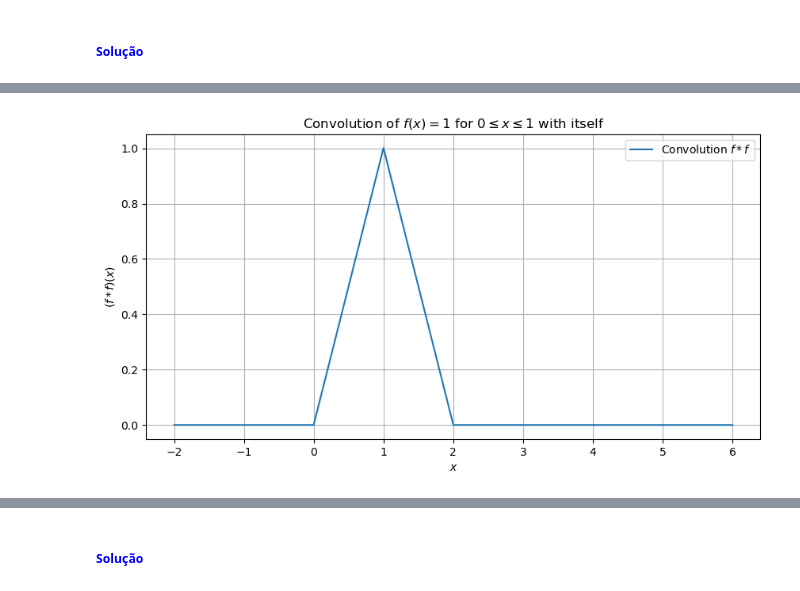
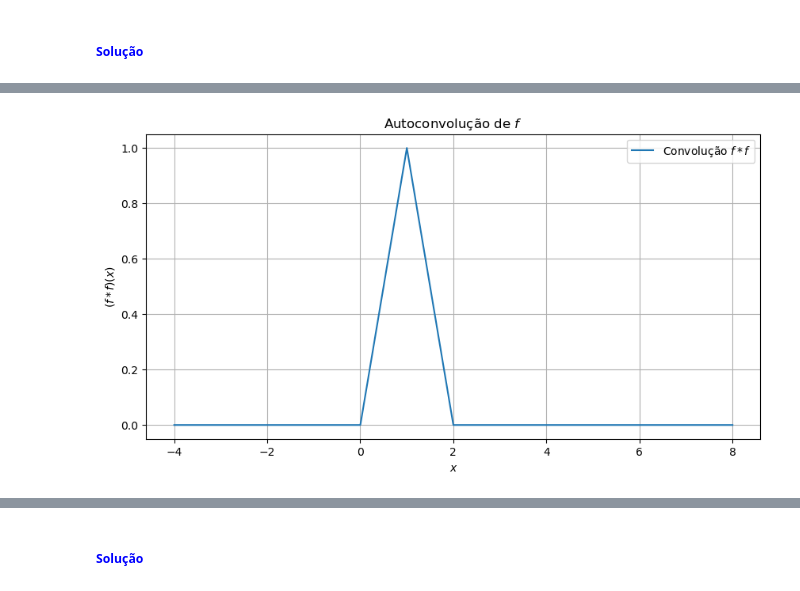
Before and after one commit to ProfAllanIFBA/Metodos_Matematicos_Para_Engenharia, a Jupyter notebook: Capitulo004_Transformada_de_Fourier_Continua/Capitulo004_Transformada_de_Fourier_Continua.ipynb, the cells around one changed output, grey strips where cells are left out. Cells and saved outputs as stored; diff of their text form; code cells hidden in the pictures.

```diff
--- a/Capitulo004_Transformada_de_Fourier_Continua/Capitulo004_Transformada_de_Fourier_Continua.ipynb
+++ b/Capitulo004_Transformada_de_Fourier_Continua/Capitulo004_Transformada_de_Fourier_Continua.ipynb
@@ -631,29 +633,31 @@ Alguns autores inserem o fator de normalização em $(18)$ ao invés de $(19)$,
  2-x & 1 < x \leq 2  \\
  0 & \text{caso contrário} \\
  \end{array}\right.$$
-# %%
-import numpy as np
-import matplotlib.pyplot as plt
-
-# Define o domínio
-x = np.linspace(-1, 3, 1000)  # Define um domínio suficientemente largo
-dx = x[1] - x[0]  # Determina o passo entre cada ponto
-
-# Define a função f(x)
-f = np.where((x >= 0) & (x <= 1), 1, 0)
-
-# Calcula a convolução de f com ela mesma
-convolution = np.convolve(f, f, mode='full') * dx  # 'full' dá a convolução completa
-convolution_x = np.linspace(x[0] + x[0], x[-1] + x[-1], len(convolution))  # Ajusta o domínio para a convolução
-
-# Plotando o resultado
-plt.figure(figsize=(10, 5))
-plt.plot(convolution_x, convolution, label='Convolution $f * f$')
-plt.title('Convolution of $f(x) = 1$ for $0 \leq x \leq 1$ with itself')
-plt.xlabel('$x$')
-plt.ylabel('$(f * f)(x)$')
-plt.grid(True)
-plt.legend()
-plt.show()
-# %% [output]
-[figure, old version]
+# %%
+import numpy as np
+import matplotlib.pyplot as plt
+
+# Define o domínio
+x = np.linspace(-2, 4, 2000)  # Extende o domínio para cobrir a largura combinada das duas funções
+
+# Determina o passo entre cada ponto
+dx = x[1] - x[0]
+
+# Define a função f(x)
+f = np.where((x >= 0) & (x <= 1), 1, 0)
+
+# Calcula a convolução de f com f
+convolution = np.convolve(f, f, mode='full') * dx  # 'full' dá a convolução completa
+convolution_x = np.linspace(x[0] + x[0], x[-1] + x[-1], len(convolution))  # Ajusta o domínio para a convolução
+
+# Plotando o resultado
+plt.figure(figsize=(10, 5))
+plt.plot(convolution_x, convolution, label='Convolução $f * f$')
+plt.title('Autoconvolução de $f$')
+plt.xlabel('$x$')
+plt.ylabel('$(f * f)(x)$')
+plt.grid(True)
+plt.legend()
+plt.show()
+# %% [output]
+[figure, new version]
```
Also changed, not shown: parts of 90 cells of this notebook, 6 other files.
